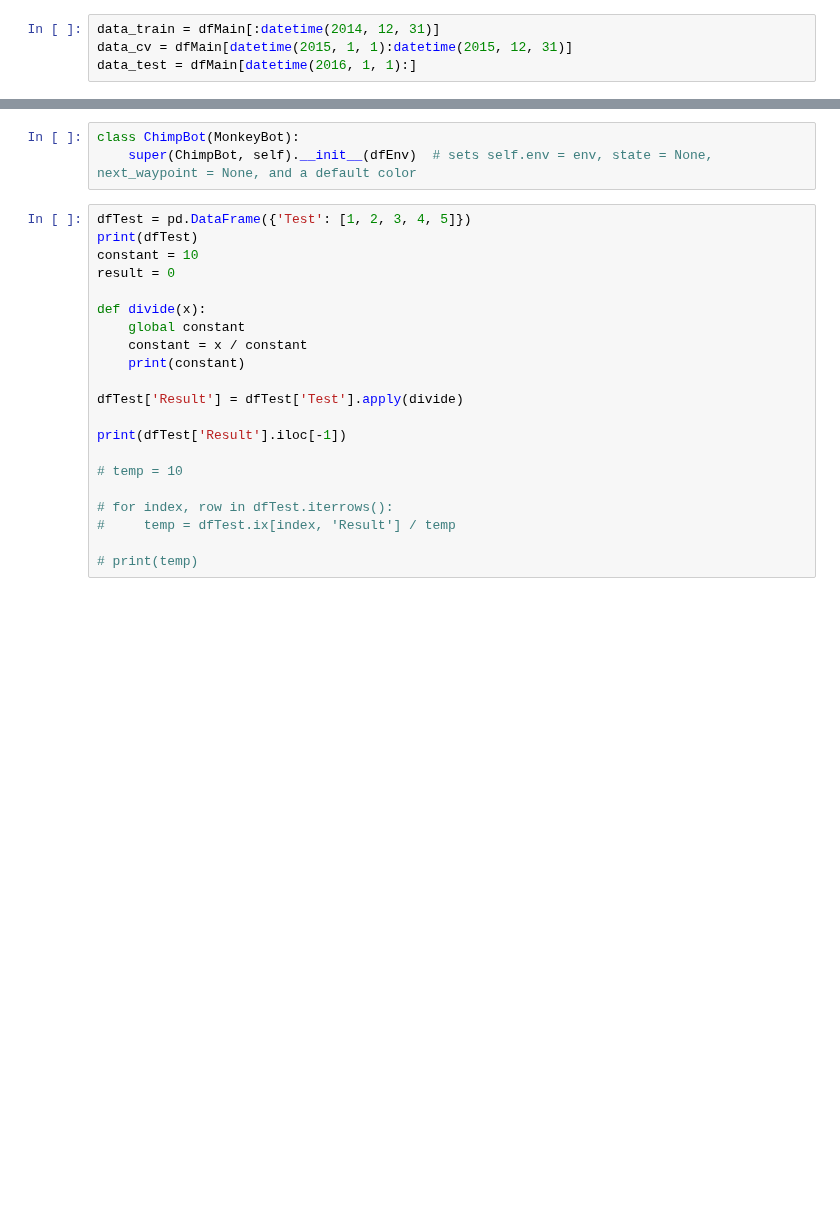
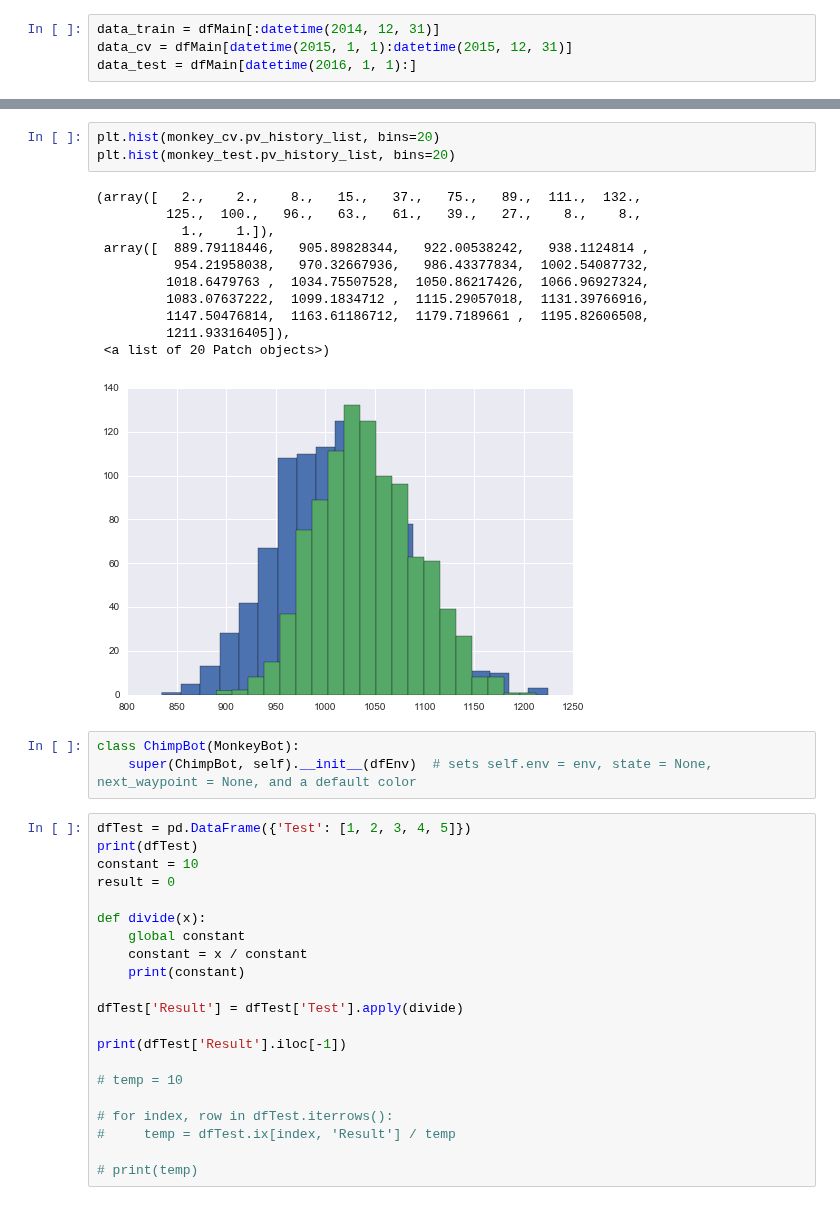
Before and after one commit to savourylie/Stock-Price-Forecaster, a Jupyter notebook: TradingBot/TradingBot.ipynb, the cells around one changed output, grey strips where cells are left out. Drawn from its saved outputs; the diff is of its cells as text; blank space fills up the shorter version.

```diff
--- a/TradingBot/TradingBot.ipynb
+++ b/TradingBot/TradingBot.ipynb
@@ -771,3 +778,18 @@ See the caveats in the documentation: http://pandas.pydata.org/pandas-docs/stabl
+# %%
+plt.hist(monkey_cv.pv_history_list, bins=20)
+plt.hist(monkey_test.pv_history_list, bins=20)
+# %% [output]
+(array([   2.,    2.,    8.,   15.,   37.,   75.,   89.,  111.,  132.,
+         125.,  100.,   96.,   63.,   61.,   39.,   27.,    8.,    8.,
+           1.,    1.]),
+ array([  889.79118446,   905.89828344,   922.00538242,   938.1124814 ,
+          954.21958038,   970.32667936,   986.43377834,  1002.54087732,
+         1018.6479763 ,  1034.75507528,  1050.86217426,  1066.96927324,
+         1083.07637222,  1099.1834712 ,  1115.29057018,  1131.39766916,
+         1147.50476814,  1163.61186712,  1179.7189661 ,  1195.82606508,
+         1211.93316405]),
+ <a list of 20 Patch objects>)
+[figure, added]
 # %%
 class ChimpBot(MonkeyBot):
     super(ChimpBot, self).__init__(dfEnv)  # sets self.env = env, state = None, next_waypoint = None, and a default color
```
Also changed, not shown: parts of 13 cells of this notebook, 5 other files.
